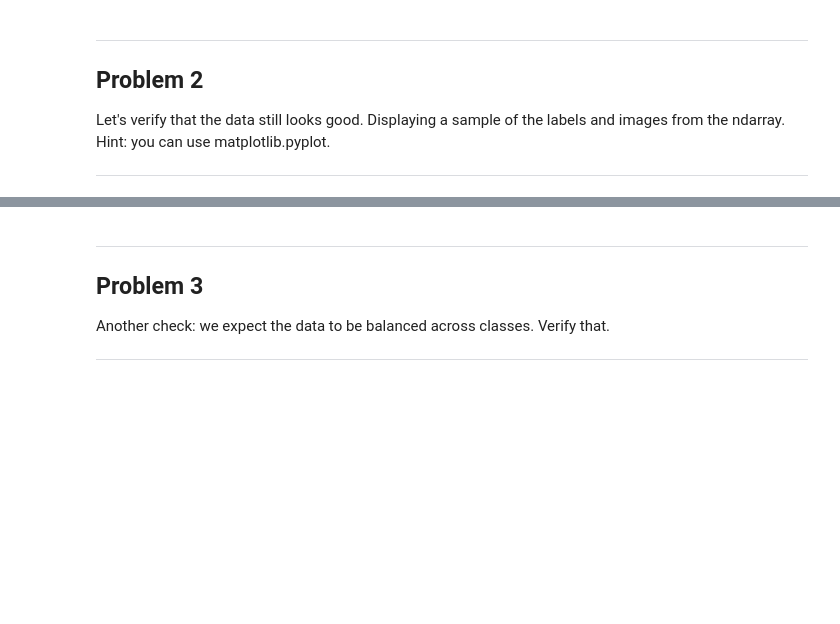
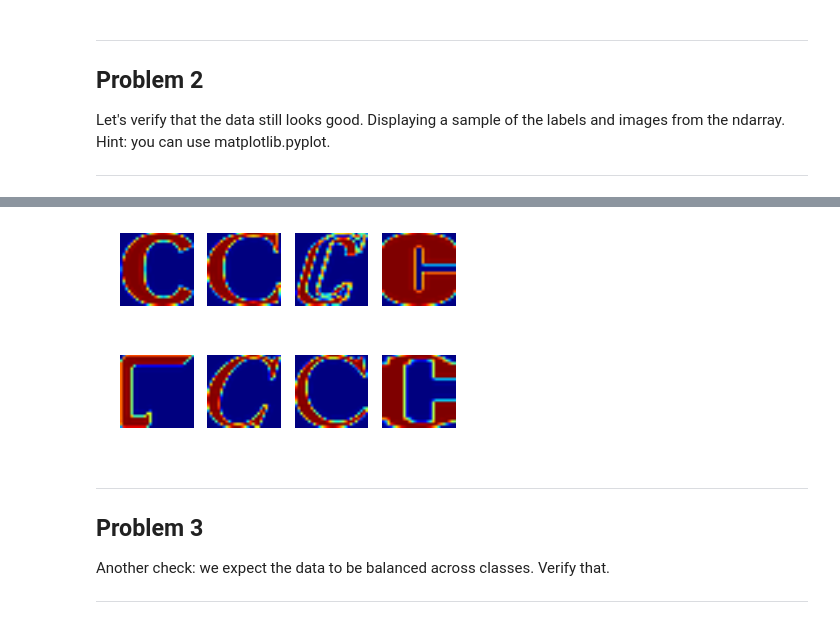
Before and after one commit to adityasalapaka/deep_learning_udacity, a Jupyter notebook: 1_notmnist.ipynb, the cells around one changed output, grey strips where cells are left out. Cells and saved outputs as stored; diff of their text form; code cells hidden in the pictures; blank space fills up the shorter version.

```diff
--- a/1_notmnist.ipynb
+++ b/1_notmnist.ipynb
@@ -252,3 +267,7 @@ show_sample_pickle(train_folders)
+# %%
+show_sample_pickle(test_folders)
+# %% [output]
+[figure, added]
 # %% [markdown]
 ---
 Problem 3
```
Also changed, not shown: parts of 5 cells of this notebook.
